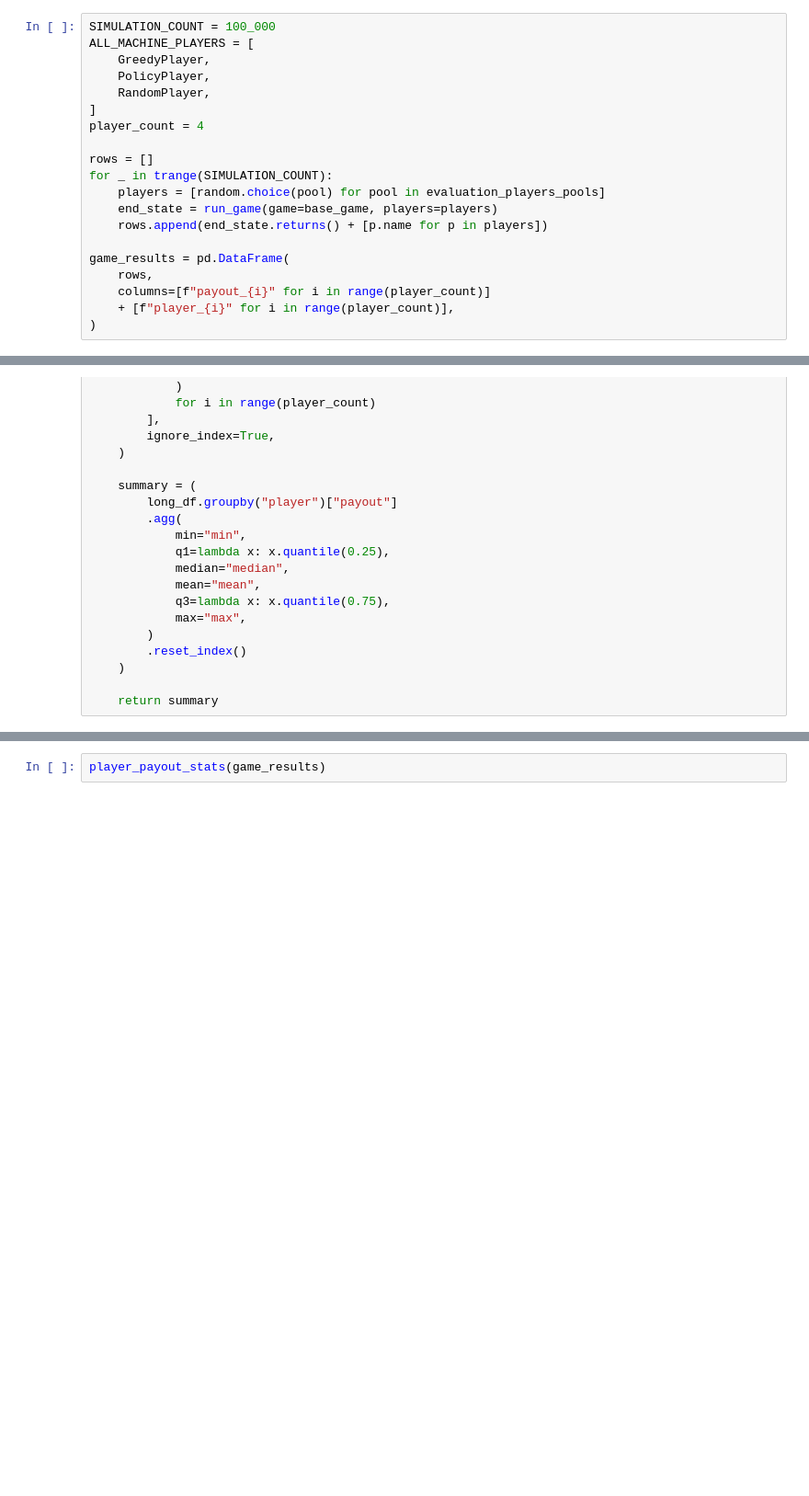
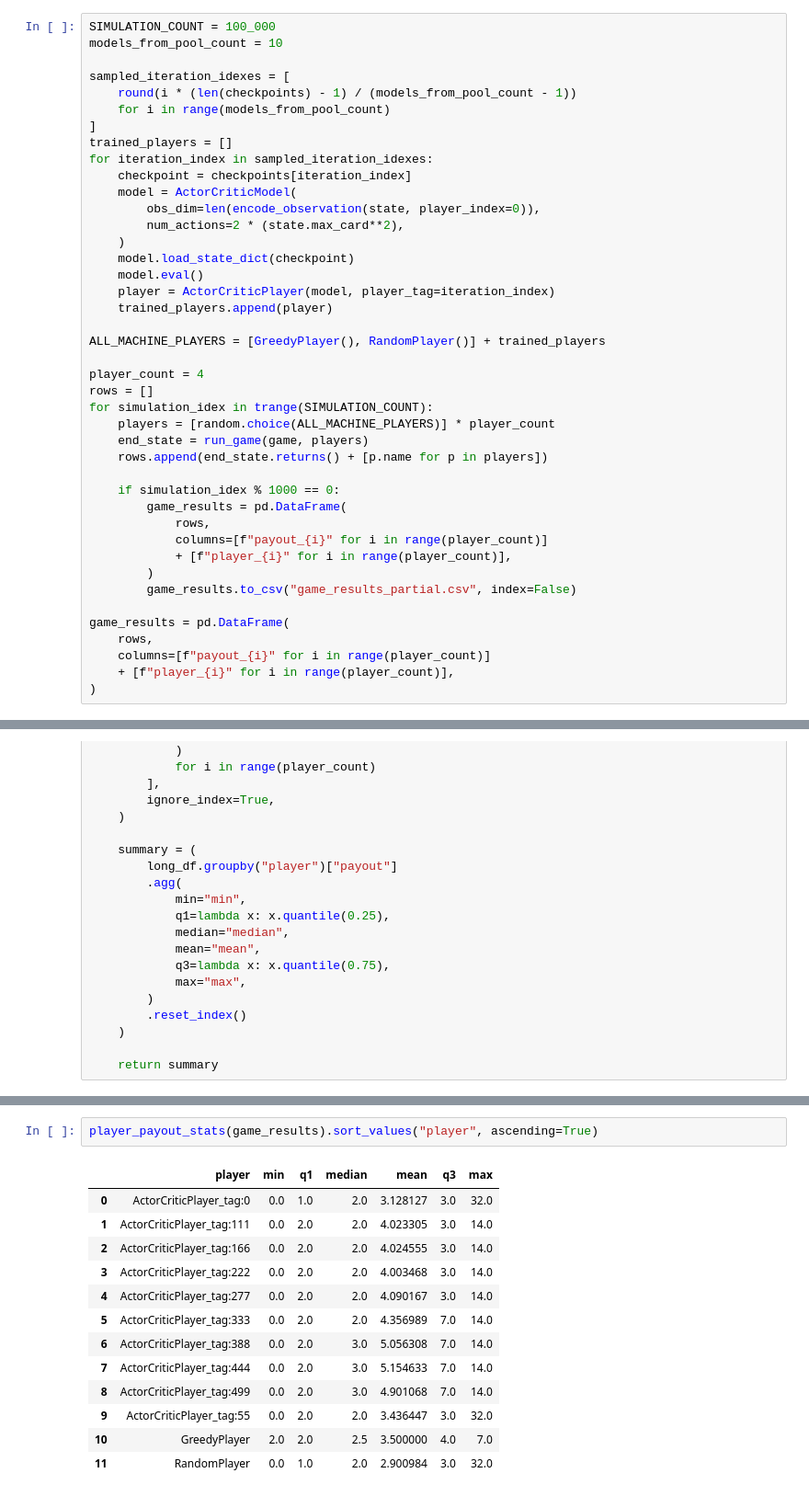
Before and after one commit to tonipenya/clepto_ninja, a Jupyter notebook: train.ipynb, the cells around one changed output, grey strips where cells are left out. Shown at 92% size. Cells and saved outputs as stored; diff of their text form; blank space fills up the shorter version.

```diff
--- a/train.ipynb
+++ b/train.ipynb
@@ -217,17 +543,39 @@ df
 # %%
 SIMULATION_COUNT = 100_000
-ALL_MACHINE_PLAYERS = [
-    GreedyPlayer,
-    PolicyPlayer,
-    RandomPlayer,
+models_from_pool_count = 10
+
+sampled_iteration_idexes = [
+    round(i * (len(checkpoints) - 1) / (models_from_pool_count - 1))
+    for i in range(models_from_pool_count)
 ]
+trained_players = []
+for iteration_index in sampled_iteration_idexes:
+    checkpoint = checkpoints[iteration_index]
+    model = ActorCriticModel(
+        obs_dim=len(encode_observation(state, player_index=0)),
+        num_actions=2 * (state.max_card**2),
+    )
+    model.load_state_dict(checkpoint)
+    model.eval()
+    player = ActorCriticPlayer(model, player_tag=iteration_index)
+    trained_players.append(player)
+
+ALL_MACHINE_PLAYERS = [GreedyPlayer(), RandomPlayer()] + trained_players
+
 player_count = 4
+rows = []
+for simulation_idex in trange(SIMULATION_COUNT):
+    players = [random.choice(ALL_MACHINE_PLAYERS)] * player_count
+    end_state = run_game(game, players)
+    rows.append(end_state.returns() + [p.name for p in players])
 
-rows = []
-for _ in trange(SIMULATION_COUNT):
-    players = [random.choice(pool) for pool in evaluation_players_pools]
-    end_state = run_game(game=base_game, players=players)
-    rows.append(end_state.returns() + [p.name for p in players])
+    if simulation_idex % 1000 == 0:
+        game_results = pd.DataFrame(
+            rows,
+            columns=[f"payout_{i}" for i in range(player_count)]
+            + [f"player_{i}" for i in range(player_count)],
+        )
+        game_results.to_csv("game_results_partial.csv", index=False)
 
 game_results = pd.DataFrame(
     rows,
@@ -308,2 +660,16 @@ def player_payout_stats(game_results):
 # %%
-player_payout_stats(game_results)
+player_payout_stats(game_results).sort_values("player", ascending=True)
+# %% [output]
+|  | player | min | q1 | median | mean | q3 | max |
+| 0 | ActorCriticPlayer_tag:0 | 0.0 | 1.0 | 2.0 | 3.128127 | 3.0 | 32.0 |
+| 1 | ActorCriticPlayer_tag:111 | 0.0 | 2.0 | 2.0 | 4.023305 | 3.0 | 14.0 |
+| 2 | ActorCriticPlayer_tag:166 | 0.0 | 2.0 | 2.0 | 4.024555 | 3.0 | 14.0 |
+| 3 | ActorCriticPlayer_tag:222 | 0.0 | 2.0 | 2.0 | 4.003468 | 3.0 | 14.0 |
+| 4 | ActorCriticPlayer_tag:277 | 0.0 | 2.0 | 2.0 | 4.090167 | 3.0 | 14.0 |
+| 5 | ActorCriticPlayer_tag:333 | 0.0 | 2.0 | 2.0 | 4.356989 | 7.0 | 14.0 |
+| 6 | ActorCriticPlayer_tag:388 | 0.0 | 2.0 | 3.0 | 5.056308 | 7.0 | 14.0 |
+| 7 | ActorCriticPlayer_tag:444 | 0.0 | 2.0 | 3.0 | 5.154633 | 7.0 | 14.0 |
+| 8 | ActorCriticPlayer_tag:499 | 0.0 | 2.0 | 3.0 | 4.901068 | 7.0 | 14.0 |
+| 9 | ActorCriticPlayer_tag:55 | 0.0 | 2.0 | 2.0 | 3.436447 | 3.0 | 32.0 |
+| 10 | GreedyPlayer | 2.0 | 2.0 | 2.5 | 3.500000 | 4.0 | 7.0 |
+| 11 | RandomPlayer | 0.0 | 1.0 | 2.0 | 2.900984 | 3.0 | 32.0 |
```
Also changed, not shown: parts of 32 cells of this notebook, 1 other file.
